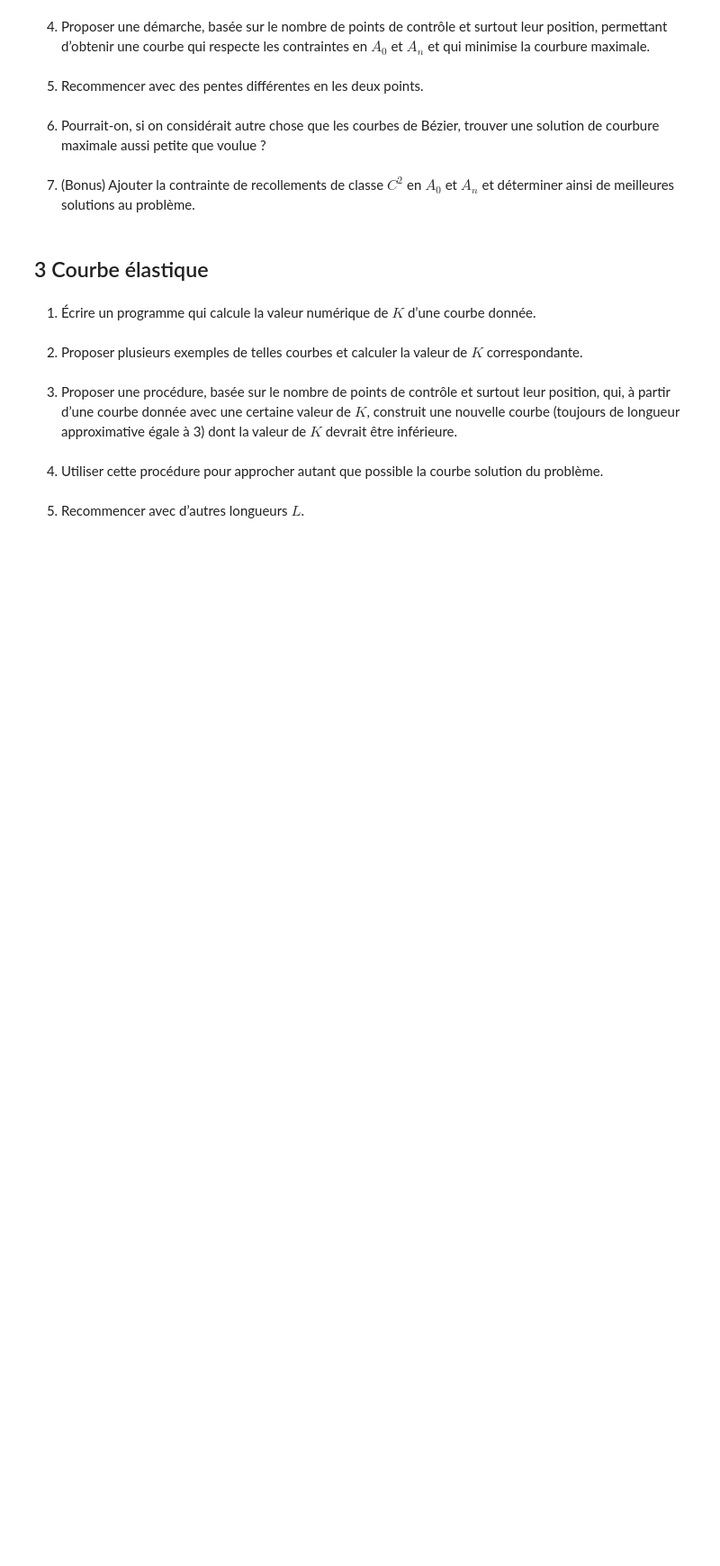
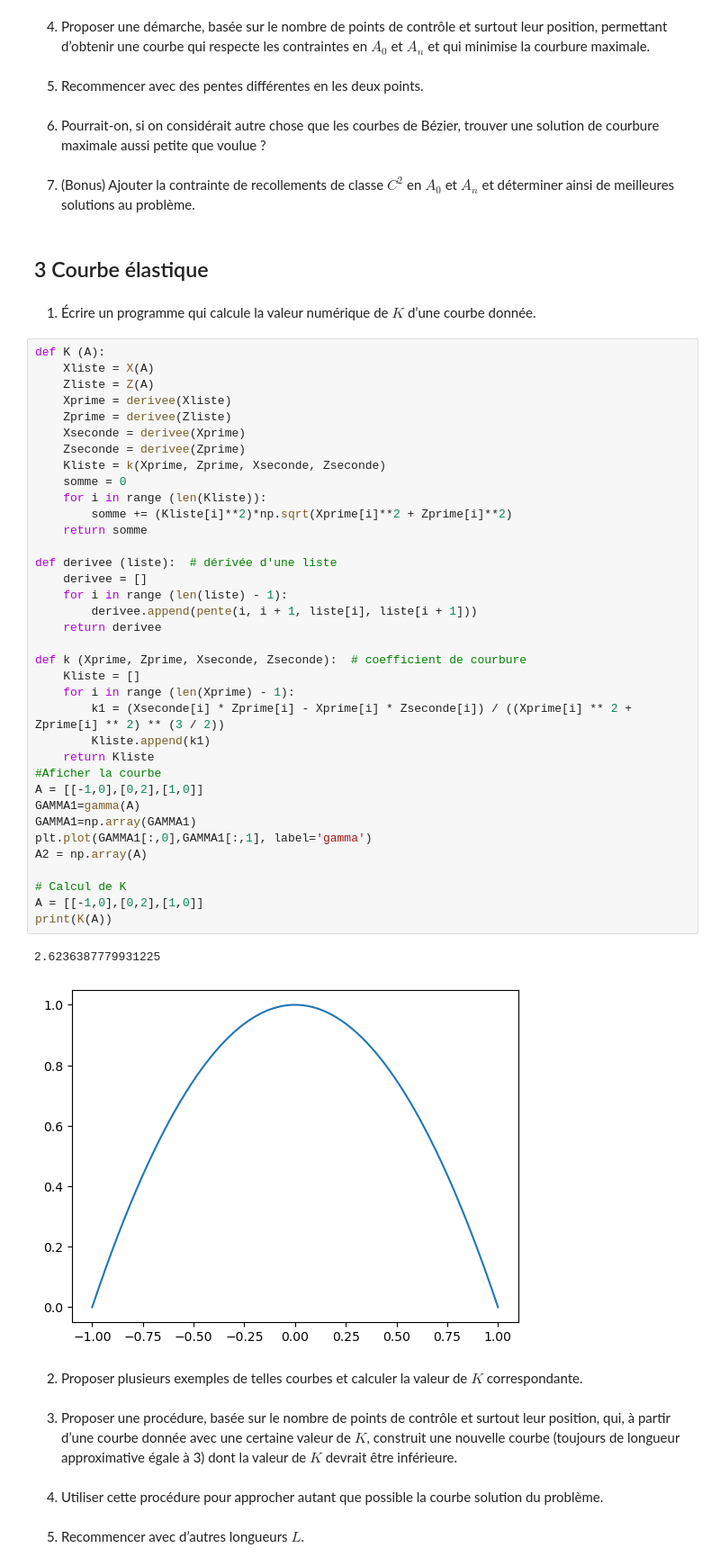
Before and after one commit to EvanTrenchant/Courbure-Minimale-Analyse5, a Jupyter notebook: CourbureMinimale.ipynb, the cells around one changed output. Shown at 90% size. Saved outputs shown, nothing was run; the diff lists cells and outputs as text; blank space fills up the shorter version.

```diff
--- a/CourbureMinimale.ipynb
+++ b/CourbureMinimale.ipynb
@@ -243,6 +266,45 @@ def pente(x1, x2, y1, y2):  # pente entre deux points(approximation de la dériv
 ## 3 Courbe élastique
 # %% [markdown]
 1. Écrire un programme qui calcule la valeur numérique de $K$ d’une courbe donnée.
+# %%
+def K (A):
+    Xliste = X(A)
+    Zliste = Z(A)
+    Xprime = derivee(Xliste)
+    Zprime = derivee(Zliste)
+    Xseconde = derivee(Xprime)
+    Zseconde = derivee(Zprime)
+    Kliste = k(Xprime, Zprime, Xseconde, Zseconde)
+    somme = 0
+    for i in range (len(Kliste)):
+        somme += (Kliste[i]**2)*np.sqrt(Xprime[i]**2 + Zprime[i]**2)
+    return somme
+
+def derivee (liste):  # dérivée d'une liste
+    derivee = []
+    for i in range (len(liste) - 1):
+        derivee.append(pente(i, i + 1, liste[i], liste[i + 1]))
+    return derivee
+
+def k (Xprime, Zprime, Xseconde, Zseconde):  # coefficient de courbure
+    Kliste = []
+    for i in range (len(Xprime) - 1):
+        k1 = (Xseconde[i] * Zprime[i] - Xprime[i] * Zseconde[i]) / ((Xprime[i] ** 2 + Zprime[i] ** 2) ** (3 / 2))
+        Kliste.append(k1)
+    return Kliste
+#Aficher la courbe
+A = [[-1,0],[0,2],[1,0]]
+GAMMA1=gamma(A)
+GAMMA1=np.array(GAMMA1)
+plt.plot(GAMMA1[:,0],GAMMA1[:,1], label='gamma')
+A2 = np.array(A)
+
+# Calcul de K
+A = [[-1,0],[0,2],[1,0]]
+print(K(A))
+# %% [output]
+2.6236387779931225
+[figure, added]
 # %% [markdown]
 2. Proposer plusieurs exemples de telles courbes et calculer la valeur de $K$ correspondante.
 # %% [markdown]
```
Also changed, not shown: parts of 4 cells of this notebook.
